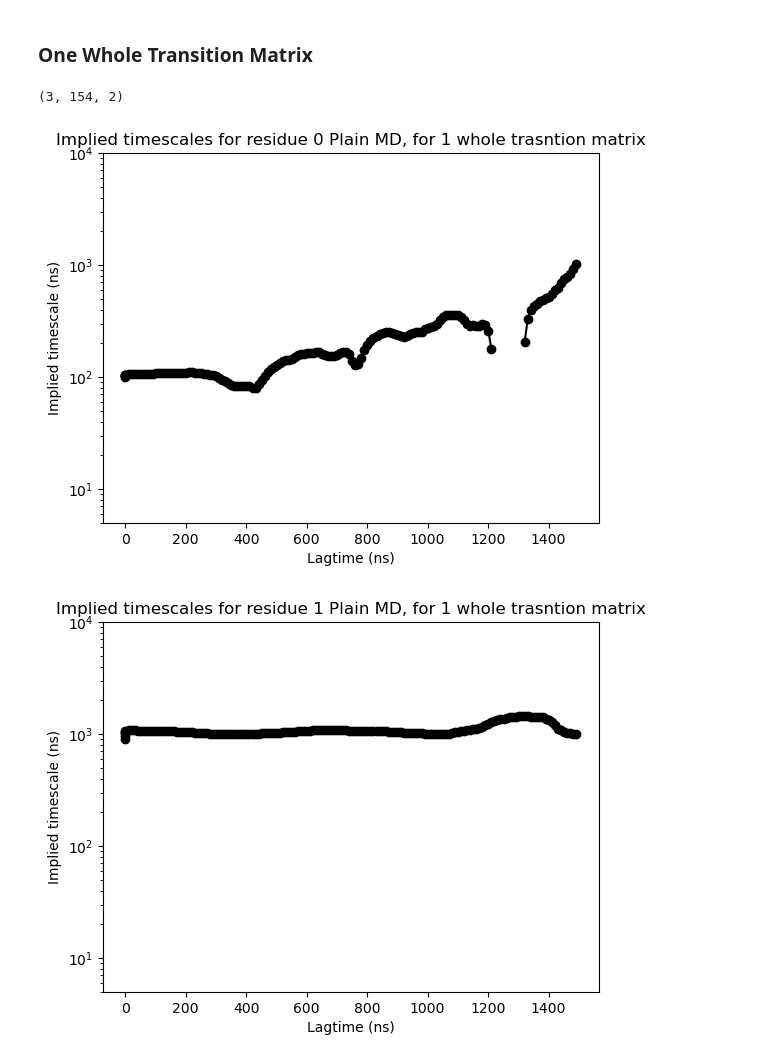
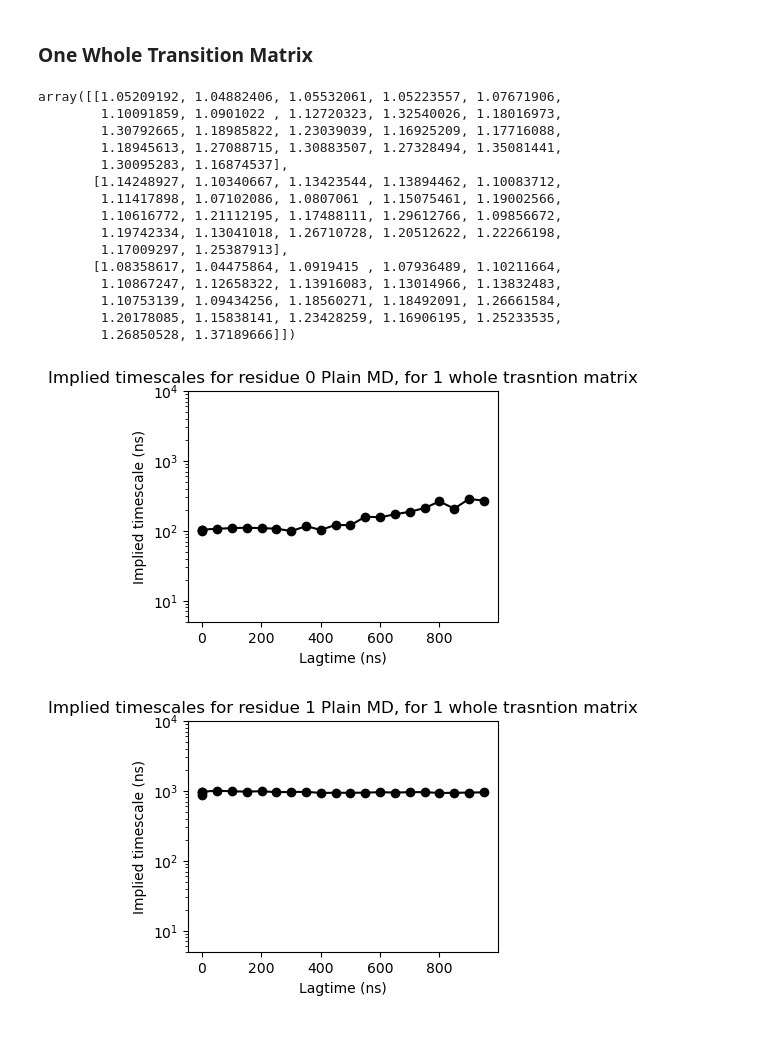
Before and after one commit to starwingc/peptoid_ESM, a Jupyter notebook: Plain_MD/analysis/transition_matrix_res.ipynb, the cells around one changed output. Cells and saved outputs as stored; diff of their text form; code cells hidden in the pictures; blank space fills up the shorter version.

```diff
--- a/Plain_MD/analysis/transition_matrix_res.ipynb
+++ b/Plain_MD/analysis/transition_matrix_res.ipynb
@@ -244,10 +242,12 @@ step_to_plot = np.arange(1, 150000)  # Corrected step range
 dt_in_ns = 0.01 # 10 ps to 1 ns
 
 for i in range(40, 45):
+    plt.figure(figsize=(4, 3))  # new figure for each trajectory
     print(traj[i].shape)
     plt.plot(step_to_plot * dt_in_ns, traj[i][step_to_plot, 0], label='res0')  # X component
     plt.plot(step_to_plot * dt_in_ns, traj[i][step_to_plot, 1], label='res1')  # Y component
     plt.plot(step_to_plot * dt_in_ns, traj[i][step_to_plot, 2], label='res2')  # Z component
+
 
     plt.xlabel("ns")
     plt.ylabel("Trans (1) / Cis (0)")
@@ -272,13 +272,15 @@ from tqdm import tqdm
 
 dt_in_ns = 0.01
 residues = [0, 1, 2]
+#residues = [0]
 
 n_result = len(all_omega)  # Ensure all_omega is defined
 n_trajs = traj  # Ensure traj is defined
 
 num_states = 2
-lagtimes = [5, 10, 25, 50]
-cluster_size = 742
+#lagtimes = [5]
+lagtimes = [5, 50] + list(range(100, 100000, 5000))
+cluster_size = 80
 
 # Store results with proper shape: (n_residues, n_lagtimes)
 pi_all_means = []
@@ -357,7 +359,7 @@ pi_all_means.shape
 # %% [markdown]
 ### One Whole Transition Matrix
 # %%
-omega_loaded = Data.load("autocoorel_data/res_implied_timescale_clustersize_742_withnan.pkl").array_list
+omega_loaded = Data.load("autocoorel_data/stationary_distributions_1us_5000stride_res.pkl").array_list
 pi_all_means = omega_loaded[0]
 pi_all_stds = omega_loaded[1]
 t2_all_means = omega_loaded[2]
@@ -365,26 +367,41 @@ t2_all_stds = omega_loaded[3]
 lagtimes_ns = omega_loaded[4]
 
 pi_all_means.shape
+t2_all_stds
 # %% [output]
-(3, 154, 2)
+array([[1.05209192, 1.04882406, 1.05532061, 1.05223557, 1.07671906,
+        1.10091859, 1.0901022 , 1.12720323, 1.32540026, 1.18016973,
+        1.30792665, 1.18985822, 1.23039039, 1.16925209, 1.17716088,
+        1.18945613, 1.27088715, 1.30883507, 1.27328494, 1.35081441,
+        1.30095283, 1.16874537],
+       [1.14248927, 1.10340667, 1.13423544, 1.13894462, 1.10083712,
+        1.11417898, 1.07102086, 1.0807061 , 1.15075461, 1.19002566,
+        1.10616772, 1.21112195, 1.17488111, 1.29612766, 1.09856672,
+        1.19742334, 1.13041018, 1.26710728, 1.20512622, 1.22266198,
+        1.17009297, 1.25387913],
+       [1.08358617, 1.04475864, 1.0919415 , 1.07936489, 1.10211664,
+        1.10867247, 1.12658322, 1.13916083, 1.13014966, 1.13832483,
+        1.10753139, 1.09434256, 1.18560271, 1.18492091, 1.26661584,
+        1.20178085, 1.15838141, 1.23428259, 1.16906195, 1.25233535,
+        1.26850528, 1.37189666]])
 # %%
 # Plotting
 residues = [0, 1, 2]
 dt_in_ns = 0.01 # 10 ps per step
 for i, residue in enumerate(residues):
-    plt.figure()
+    plt.figure(figsize=(4,3))
     plt.plot(lagtimes_ns, t2_all_means[i] * dt_in_ns, 'ko-')
     plt.fill_between(lagtimes_ns,
                      (t2_all_means[i] + t2_all_stds[i]) * dt_in_ns,
                      (t2_all_means[i] - t2_all_stds[i]) * dt_in_ns,
-                     alpha=0.2)
+                     alpha=1)
     plt.xlabel('Lagtime (ns)')
     plt.ylabel('Implied timescale (ns)')
     plt.ylim(5, 10000)
     plt.yscale('log')
     plt.title(f'Implied timescales for residue {residue} Plain MD, for 1 whole trasntion matrix')
     #plt.show()
     plt.savefig(f"autocoorel_data/implied_timescale_res{residue}.png")
 # %% [output]
-[figure, old version]
+[figure, new version]
-[figure, old version]
+[figure, new version]
```
Also changed, not shown: parts of 17 cells of this notebook, 4 other files.
